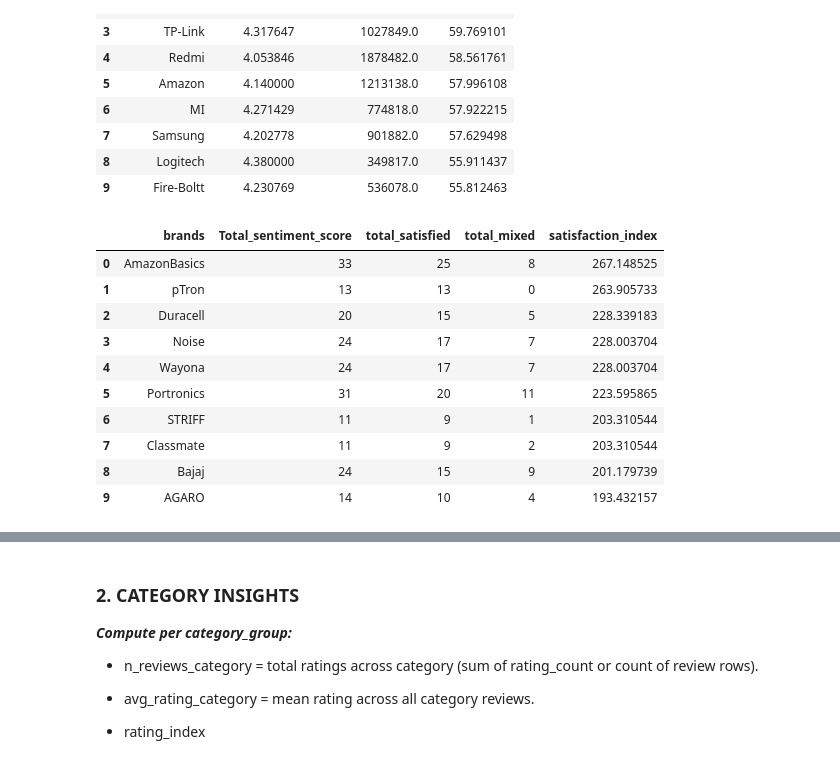
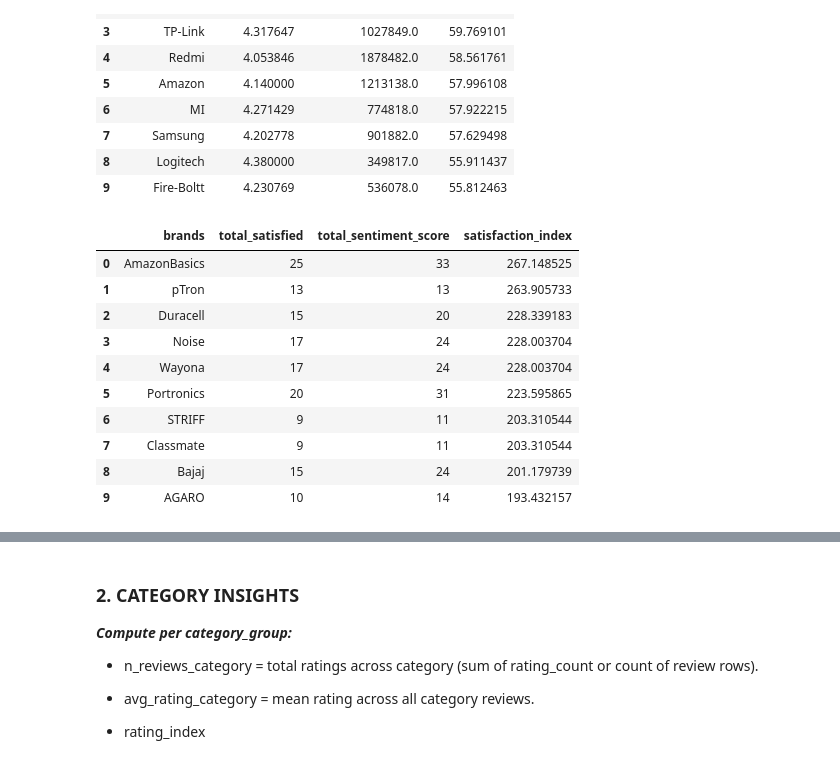
Before and after one commit to CKohwo/Ecommerce-strategy-blueprint, a Jupyter notebook: notebooks/03_exploratory_ data_analysis.ipynb, the cells around one changed output, grey strips where cells are left out. Cells and saved outputs as stored; diff of their text form; code cells hidden in the pictures.

```diff
--- a/notebooks/03_exploratory_ data_analysis.ipynb
+++ b/notebooks/03_exploratory_ data_analysis.ipynb
@@ -214,29 +214,29 @@ mapping = {"satisfied": 1.0, "Mixed": 0, "dissatisfied": -1.0}
 df_3["sentiment_value"] = df_3["customer_sentiment"].map(mapping)
 # %%
 brand_sentiment = (df_3.groupby("brands")
-                  .agg(Total_sentiment_score=("sentiment_value", "count"),total_satisfied=("sentiment_value", lambda x: (x == 1).sum()),
-                       total_mixed=("sentiment_value", lambda x: (x == 0).sum()))
-                  .query("Total_sentiment_score >= 10")
+                  .agg(total_satisfied=("sentiment_value", lambda x: (x == 1).sum()),
+                       total_sentiment_score =("sentiment_value", "count"))
+                  .query("total_sentiment_score >= 10")
 )
 # Storing the percentage of satisfied customer in a variable
-satisfied_percent = (brand_sentiment["total_satisfied"] / brand_sentiment["Total_sentiment_score"] * 100)
+satisfied_percent = brand_sentiment["total_satisfied"] / brand_sentiment["total_sentiment_score"] * 100
 
 # Final Satisfaction Scoring metric for brands
-brand_sentiment["satisfaction_index"] = satisfied_percent * np.log1p(brand_sentiment["Total_sentiment_score"])
+brand_sentiment["satisfaction_index"] = satisfied_percent * np.log1p(brand_sentiment["total_sentiment_score"])
 
 # Top Brands with the most satisfied customer
-Top_brands_satisfied = brand_sentiment.sort_values("satisfaction_index", ascending=False).reset_index()
+Top_satisfied_brands = brand_sentiment.sort_values("satisfaction_index", ascending=False).reset_index()
 
-Top_brands_satisfied.head(10)
+Top_satisfied_brands.head(10)
 # %% [output]
-|  | brands | Total_sentiment_score | total_satisfied | total_mixed | satisfaction_index |
-| 0 | AmazonBasics | 33 | 25 | 8 | 267.148525 |
-| 1 | pTron | 13 | 13 | 0 | 263.905733 |
-| 2 | Duracell | 20 | 15 | 5 | 228.339183 |
-| 3 | Noise | 24 | 17 | 7 | 228.003704 |
-| 4 | Wayona | 24 | 17 | 7 | 228.003704 |
-| 5 | Portronics | 31 | 20 | 11 | 223.595865 |
-| 6 | STRIFF | 11 | 9 | 1 | 203.310544 |
-| 7 | Classmate | 11 | 9 | 2 | 203.310544 |
-| 8 | Bajaj | 24 | 15 | 9 | 201.179739 |
-| 9 | AGARO | 14 | 10 | 4 | 193.432157 |
+|  | brands | total_satisfied | total_sentiment_score | satisfaction_index |
+| 0 | AmazonBasics | 25 | 33 | 267.148525 |
+| 1 | pTron | 13 | 13 | 263.905733 |
+| 2 | Duracell | 15 | 20 | 228.339183 |
+| 3 | Noise | 17 | 24 | 228.003704 |
+| 4 | Wayona | 17 | 24 | 228.003704 |
+| 5 | Portronics | 20 | 31 | 223.595865 |
+| 6 | STRIFF | 9 | 11 | 203.310544 |
+| 7 | Classmate | 9 | 11 | 203.310544 |
+| 8 | Bajaj | 15 | 24 | 201.179739 |
+| 9 | AGARO | 10 | 14 | 193.432157 |
```
Also changed, not shown: parts of 23 cells of this notebook.
